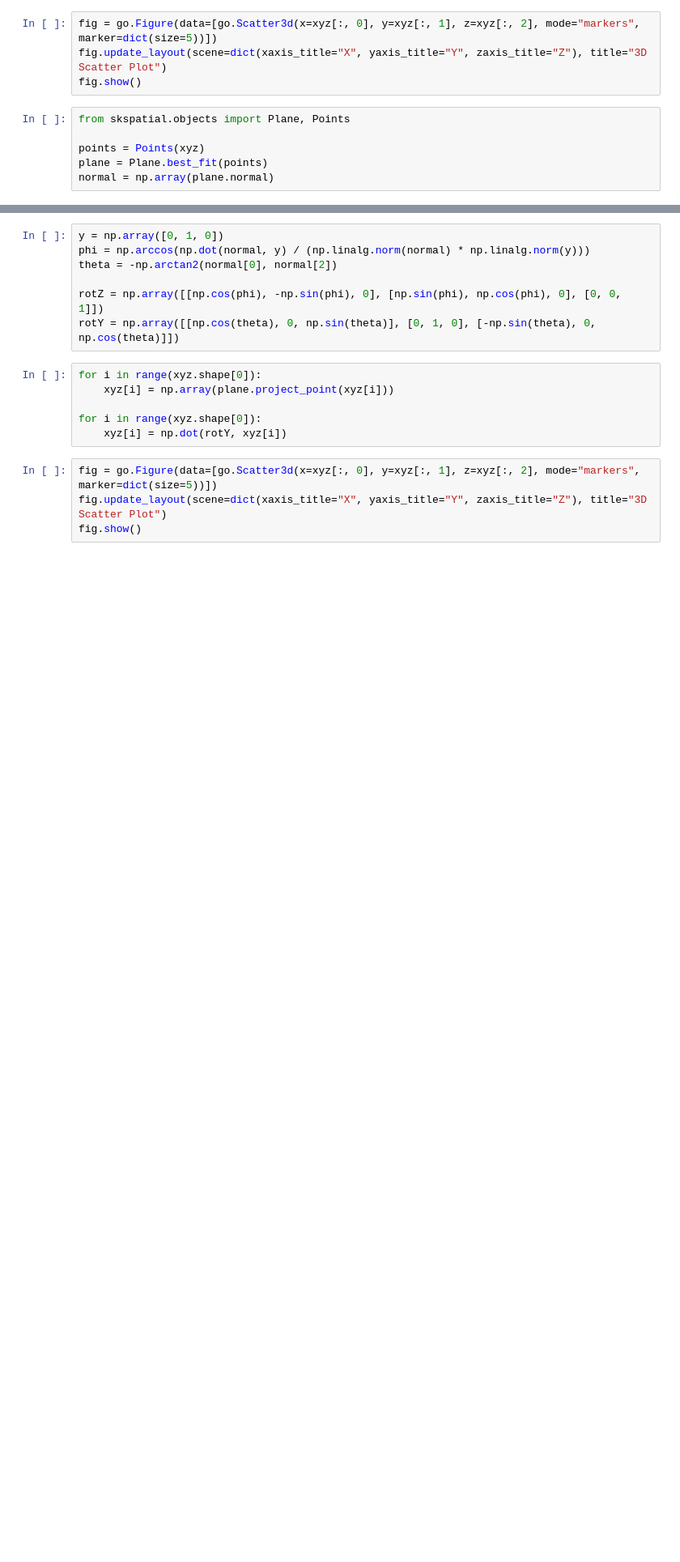
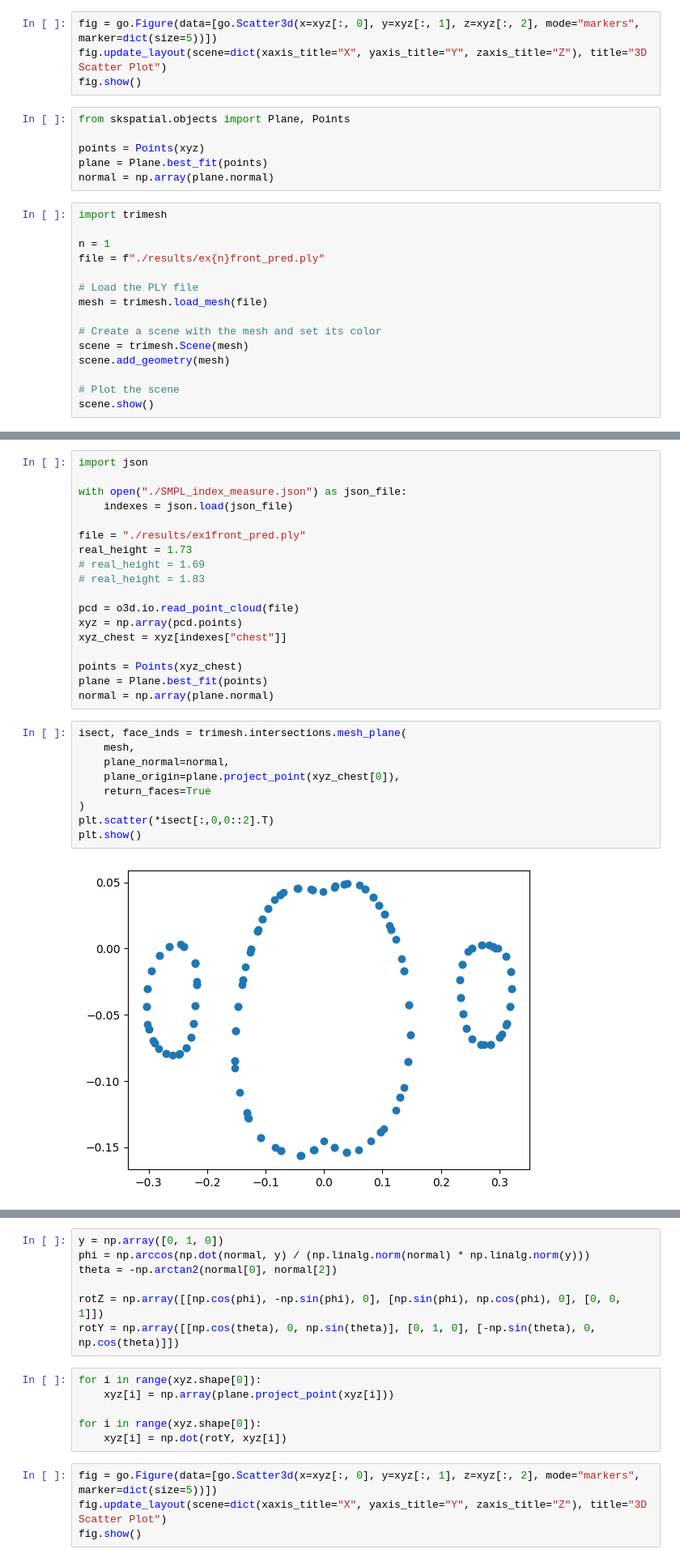
Before and after one commit to mattiabaro98/unsupervised3dhuman, a Jupyter notebook: test.ipynb, the cells around one changed output, grey strips where cells are left out. Shown at 81% size. Saved outputs shown, nothing was run; the diff lists cells and outputs as text; blank space fills up the shorter version.

Commit message:
improve measurements

```diff
--- a/test.ipynb
+++ b/test.ipynb
@@ -24,3 +28,18 @@ from skspatial.objects import Plane, Points
 points = Points(xyz)
 plane = Plane.best_fit(points)
 normal = np.array(plane.normal)
+# %%
+import trimesh
+
+n = 1
+file = f"./results/ex{n}front_pred.ply"
+
+# Load the PLY file
+mesh = trimesh.load_mesh(file)
+
+# Create a scene with the mesh and set its color
+scene = trimesh.Scene(mesh)
+scene.add_geometry(mesh)
+
+# Plot the scene
+scene.show()
@@ -26,0 +48,29 @@ normal = np.array(plane.normal)
+# %%
+import json
+
+with open("./SMPL_index_measure.json") as json_file:
+    indexes = json.load(json_file)
+
+file = "./results/ex1front_pred.ply"
+real_height = 1.73
+# real_height = 1.69
+# real_height = 1.83
+
+pcd = o3d.io.read_point_cloud(file)
+xyz = np.array(pcd.points)
+xyz_chest = xyz[indexes["chest"]]
+
+points = Points(xyz_chest)
+plane = Plane.best_fit(points)
+normal = np.array(plane.normal)
+# %%
+isect, face_inds = trimesh.intersections.mesh_plane(
+    mesh,
+    plane_normal=normal,
+    plane_origin=plane.project_point(xyz_chest[0]),
+    return_faces=True
+)
+plt.scatter(*isect[:,0,0::2].T)
+plt.show()
+# %% [output]
+[figure, added]
```
Also changed, not shown: parts of 5 cells of this notebook, 3 other files.
